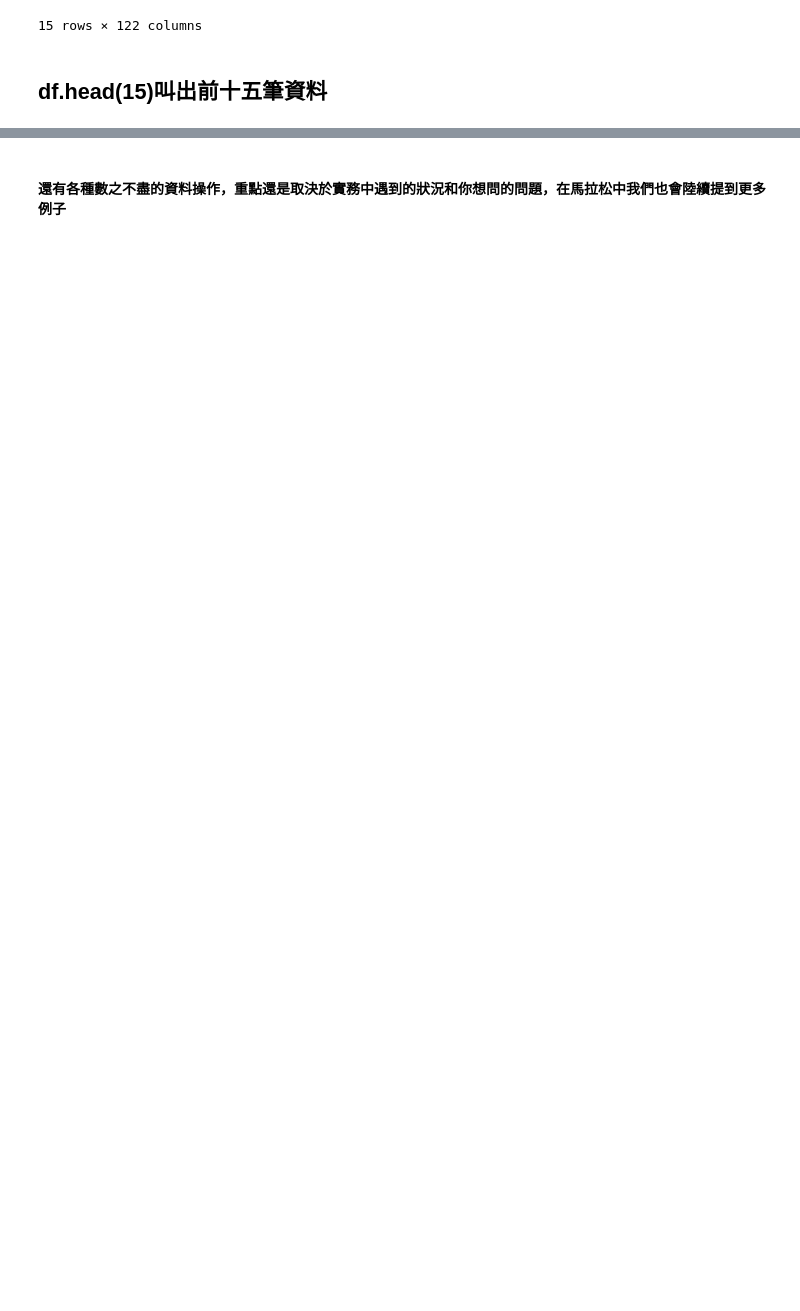
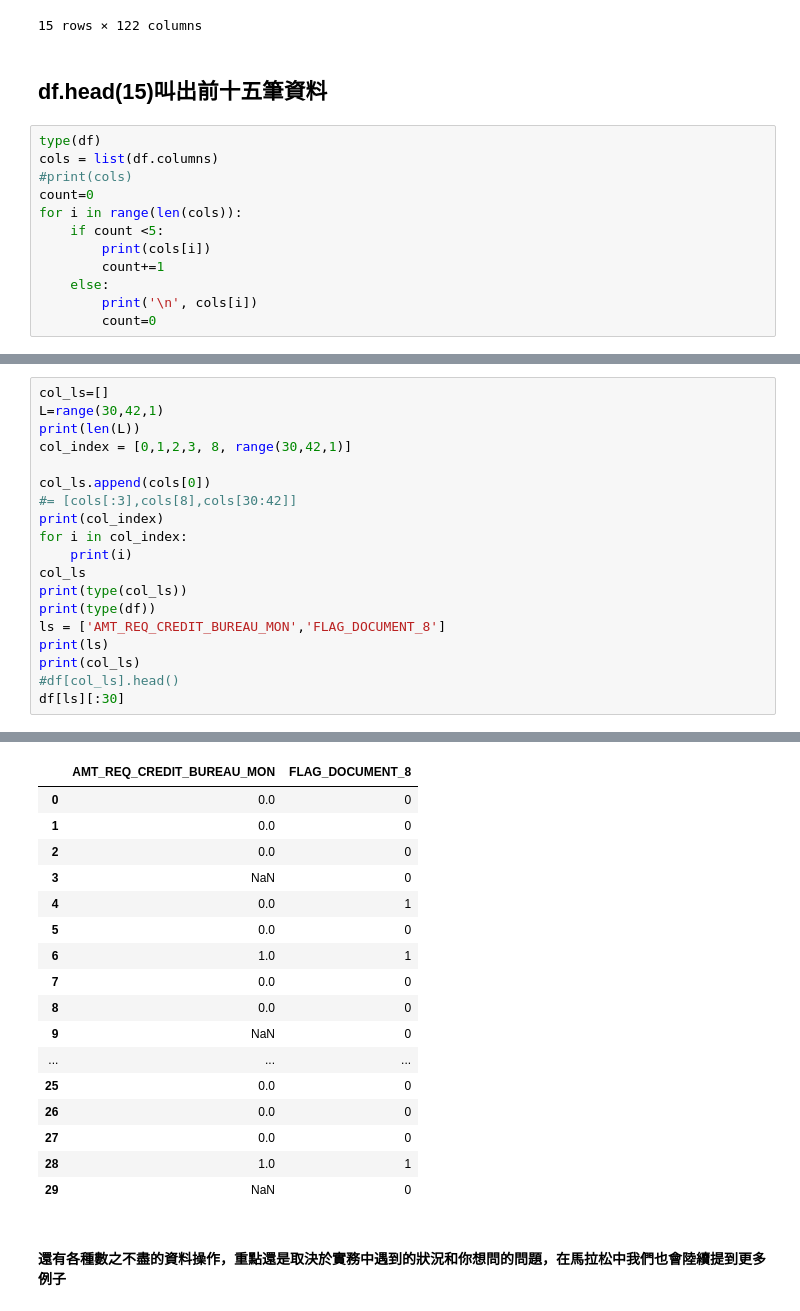
Before and after one commit to strive722/3rd-ML100Days, a Jupyter notebook: Day_004_HW.ipynb, the cells around one changed output, grey strips where cells are left out. Cells and saved outputs as stored; diff of their text form; blank space fills up the shorter version.

```diff
--- a/Day_004_HW.ipynb
+++ b/Day_004_HW.ipynb
@@ -73,3 +73,15 @@ df.head(15)
 15 rows × 122 columns
 # %% [markdown]
 ## df.head(15)叫出前十五筆資料
+# %%
+type(df)
+cols = list(df.columns)
+#print(cols)
+count=0
+for i in range(len(cols)):
+    if count <5:
+        print(cols[i])
+        count+=1
+    else:
+        print('\n', cols[i])
+        count=0
@@ -75,0 +106,20 @@ df.head(15)
+# %%
+col_ls=[]
+L=range(30,42,1)
+print(len(L))
+col_index = [0,1,2,3, 8, range(30,42,1)]
+
+col_ls.append(cols[0])
+#= [cols[:3],cols[8],cols[30:42]]
+print(col_index)
+for i in col_index:
+    print(i)
+col_ls
+print(type(col_ls))
+print(type(df))
+ls = ['AMT_REQ_CREDIT_BUREAU_MON','FLAG_DOCUMENT_8']
+print(ls)
+print(col_ls)
+#df[col_ls].head()
+df[ls][:30]
+# %% [output]
@@ -76,2 +138,19 @@ df.head(15)
+|  | AMT_REQ_CREDIT_BUREAU_MON | FLAG_DOCUMENT_8 |
+| 0 | 0.0 | 0 |
+| 1 | 0.0 | 0 |
+| 2 | 0.0 | 0 |
+| 3 | NaN | 0 |
+| 4 | 0.0 | 1 |
+| 5 | 0.0 | 0 |
+| 6 | 1.0 | 1 |
+| 7 | 0.0 | 0 |
+| 8 | 0.0 | 0 |
+| 9 | NaN | 0 |
+| ... | ... | ... |
+| 25 | 0.0 | 0 |
+| 26 | 0.0 | 0 |
+| 27 | 0.0 | 0 |
+| 28 | 1.0 | 1 |
+| 29 | NaN | 0 |
 # %% [markdown]
 #### 還有各種數之不盡的資料操作，重點還是取決於實務中遇到的狀況和你想問的問題，在馬拉松中我們也會陸續提到更多例子
```
Also changed, not shown: parts of 2 cells of this notebook.
